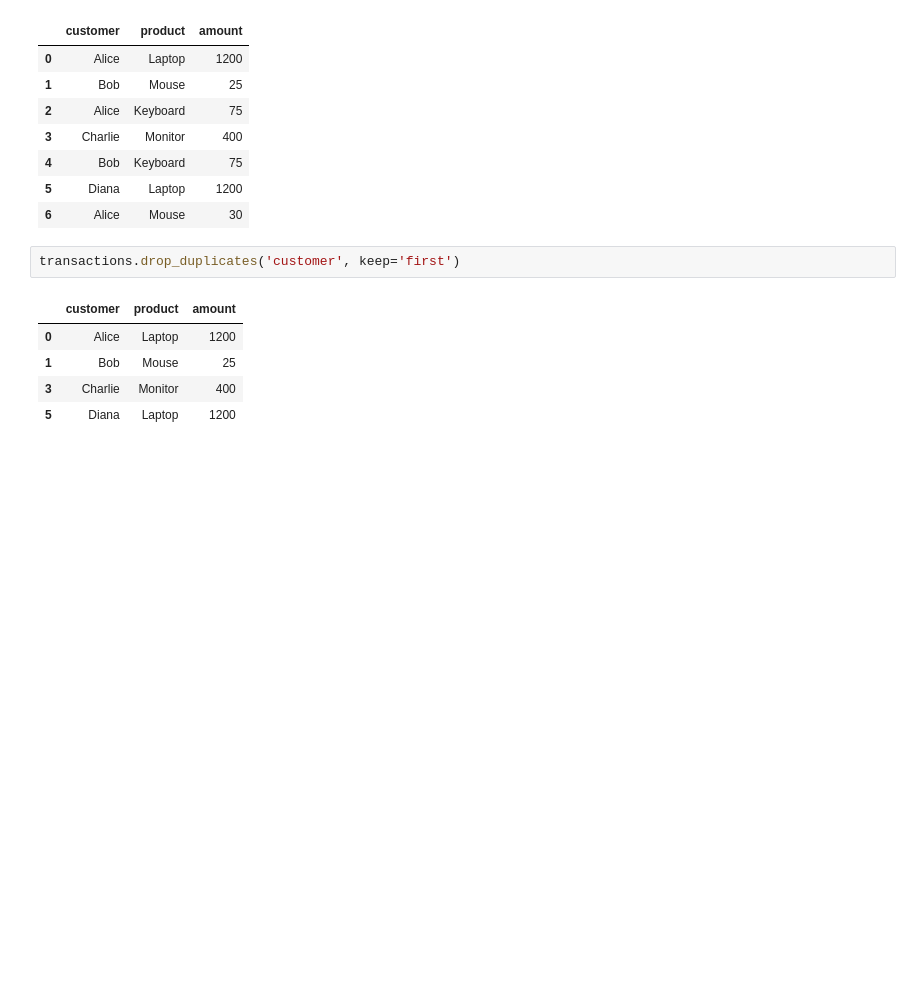
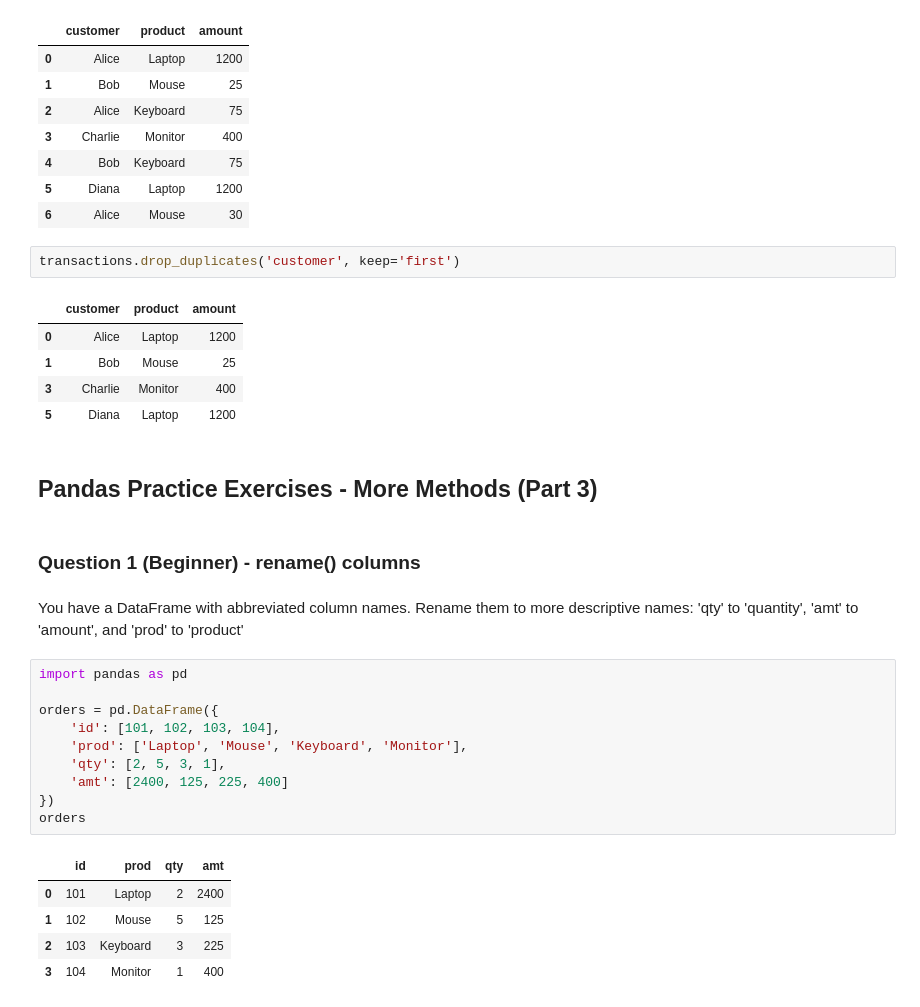
Before and after one commit to blu3-bird/Pandas-and-Numpy, a Jupyter notebook: Revision/practiceExercise.ipynb, the cells around one changed output. Drawn from its saved outputs; the diff is of its cells as text; blank space fills up the shorter version.

Commit message:
practice Sheet

```diff
--- a/Revision/practiceExercise.ipynb
+++ b/Revision/practiceExercise.ipynb
@@ -323,3 +323,25 @@ transactions.drop_duplicates('customer', keep='first')
 | 1 | Bob | Mouse | 25 |
 | 3 | Charlie | Monitor | 400 |
 | 5 | Diana | Laptop | 1200 |
+# %% [markdown]
+## Pandas Practice Exercises - More Methods (Part 3)
+# %% [markdown]
+### Question 1 (Beginner) - rename() columns
+# %% [markdown]
+You have a DataFrame with abbreviated column names. Rename them to more descriptive names: 'qty' to 'quantity', 'amt' to 'amount', and 'prod' to 'product'
+# %%
+import pandas as pd
+
+orders = pd.DataFrame({
+    'id': [101, 102, 103, 104],
+    'prod': ['Laptop', 'Mouse', 'Keyboard', 'Monitor'],
+    'qty': [2, 5, 3, 1],
+    'amt': [2400, 125, 225, 400]
+})
+orders
+# %% [output]
+|  | id | prod | qty | amt |
+| 0 | 101 | Laptop | 2 | 2400 |
+| 1 | 102 | Mouse | 5 | 125 |
+| 2 | 103 | Keyboard | 3 | 225 |
+| 3 | 104 | Monitor | 1 | 400 |
```
Also changed, not shown: parts of 34 cells of this notebook.
